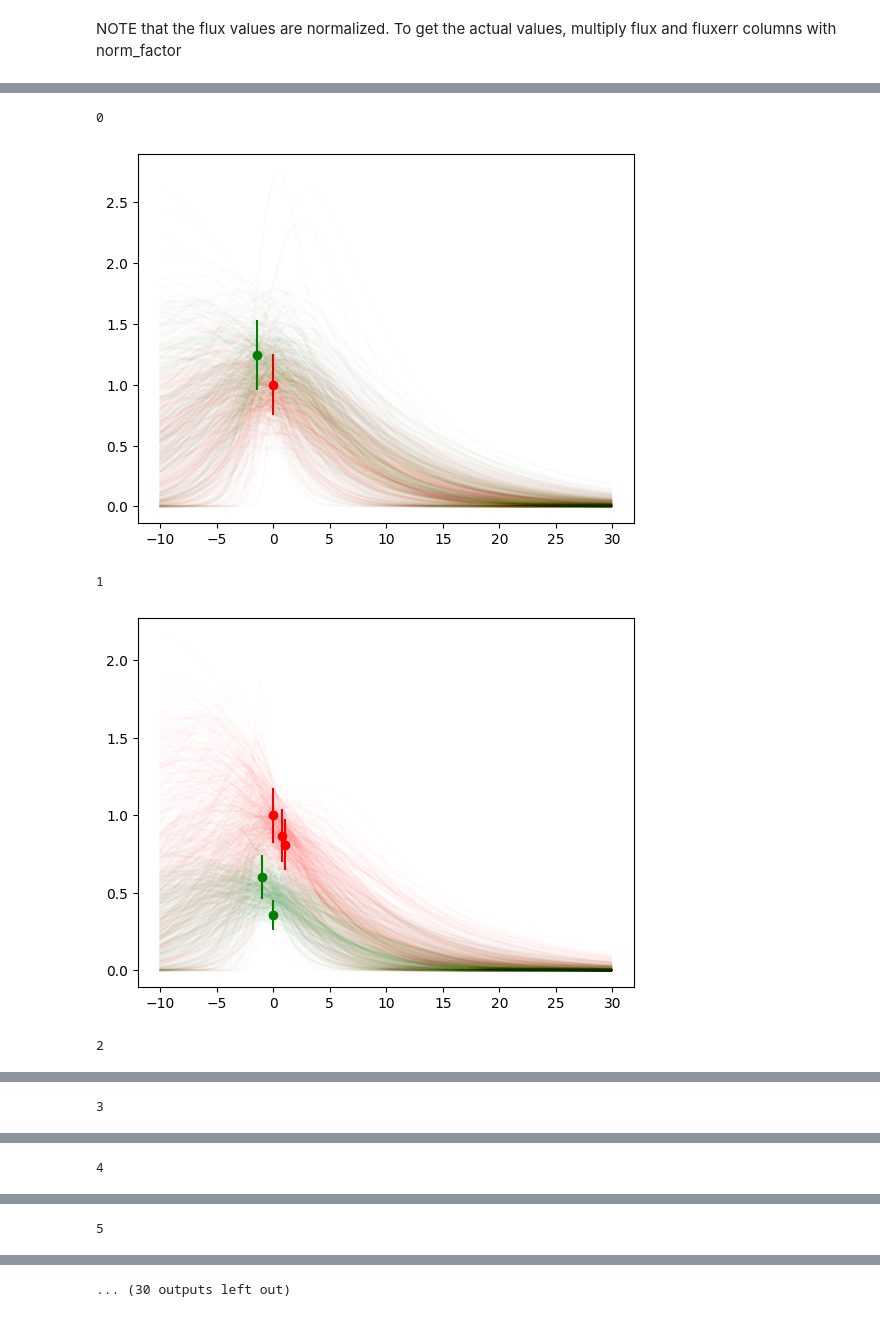
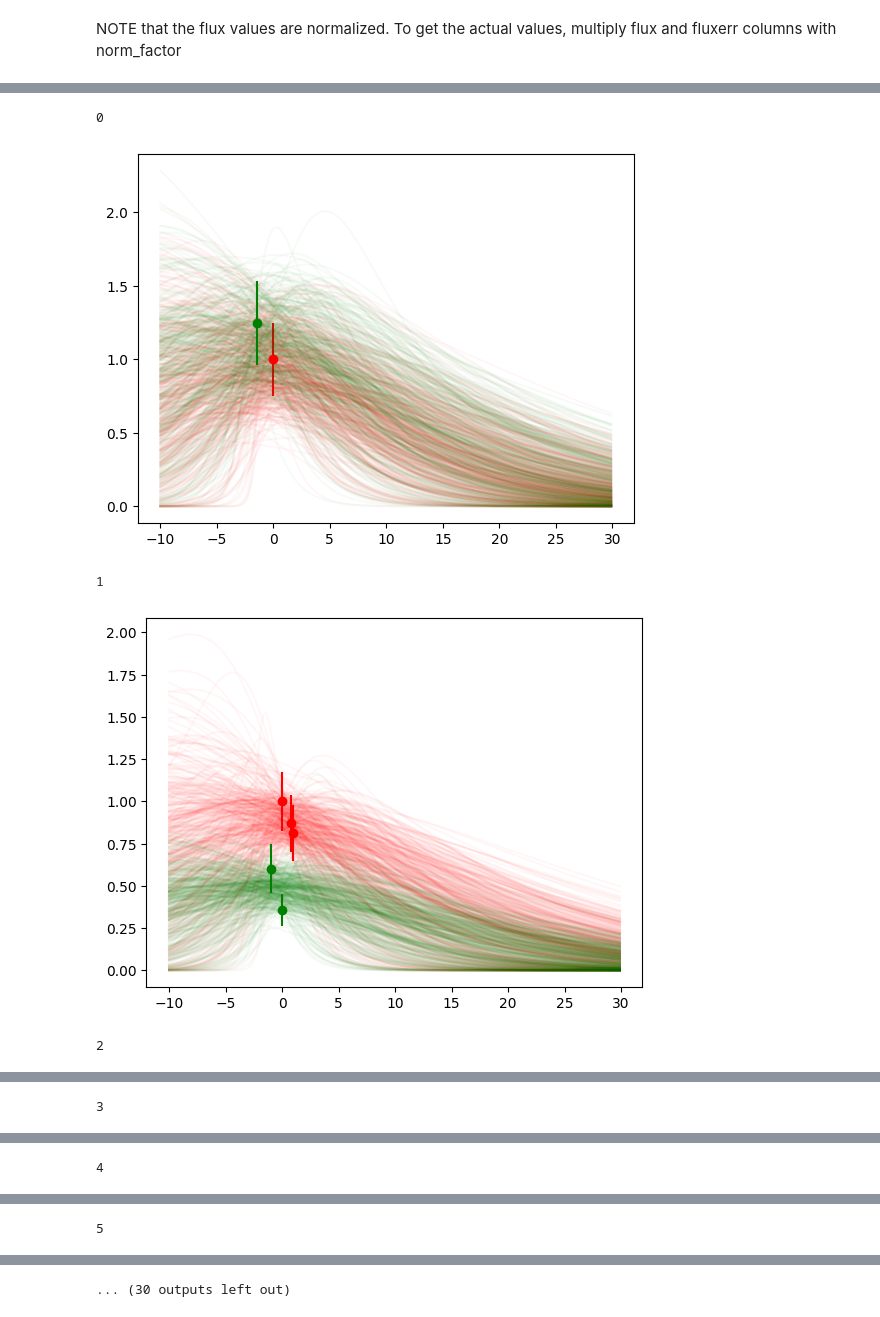
Before and after one commit to b-biswas/ltcurveMCMC, a Jupyter notebook: notebooks/ZTF_mcmc.ipynb, the cells around one changed output, grey strips where cells are left out. Cells and saved outputs as stored; diff of their text form; code cells hidden in the pictures.

```diff
--- a/notebooks/ZTF_mcmc.ipynb
+++ b/notebooks/ZTF_mcmc.ipynb
@@ -78,10 +82,10 @@ To get the actual values, multiply flux and fluxerr columns with norm_factor
 # %%
 index = np.zeros((len(new_object_df), 2), dtype=np.int32)
 
-index[:, 0] = new_object_df["object_index"]
-index[:, 1] = new_object_df["band_index"]
+index[:, 0] = np.asarray(new_object_df["object_index"].values)
+index[:, 1] = np.asarray(new_object_df["band_index"].values)
 
-x_range = np.asarray(new_object_df["time"])
+x_range = jnp.asarray(new_object_df["time"])
 
 observed_value = jnp.array(np.asarray(new_object_df["flux"]), dtype=jnp.float32)
 observed_sigma = jnp.array(np.asarray(new_object_df["fluxerr"]), dtype=jnp.float32)
@@ -112,7 +138,7 @@ jd
 
 run_mcmc = jax.jit(
     lambda seed: tfp.experimental.mcmc.windowed_adaptive_nuts(
-        100,
+        300,
         jd,
         n_chains=4,
         num_adaptation_steps=100,
@@ -135,36 +161,36 @@ import matplotlib.pyplot as plt
 # %%
 colors = ['r', 'g']
 for event_num in range(len(index)):
     print(event_num)
     plt.figure()
     object_df = new_object_df[new_object_df['object_index']==event_num]
     for band in range(2):
         for sample_no in range(100):
-
+            sample_no=sample_no+200
             for chain_num in range(4):
-                t0 = mcmc_samples.t0_hyper[sample_no, chain_num, event_num]
+                t0 = mcmc_samples.t0[sample_no, chain_num, event_num, band]
                 t_rise = mcmc_samples.t_rise[sample_no, chain_num, event_num, band]
                 t_fall_ = mcmc_samples.t_fall_[sample_no, chain_num, event_num, band]
                 t_fall = t_fall_ + t_rise
                 amp = mcmc_samples.amp[sample_no, chain_num, event_num, band]
 
                 predictions = parametric_fn(t0, t_rise, t_fall, amp, np.arange(-10,30, .1))
-                plt.plot(np.arange(-10,30, .1), predictions, alpha=.01, color=colors[band])
+                plt.plot(np.arange(-10,30, .1), predictions, alpha=.03, color=colors[band])
 
 
         band_df = object_df[object_df['band_index']==band]
         plt.errorbar(band_df["time"], band_df["flux"], yerr=band_df["fluxerr"], fmt="o", color=colors[band])
     if event_num==20:
         break
     plt.show()
 
 #     plt.hist(mcmc_samples.t_rise[sample_no, chain_num, event_num])
 #     plt.show()
 #     plt.hist(mcmc_samples.t_fall_[sample_no, chain_num, event_num])
 #     plt.show()
 # %% [output]
 0
-[figure, old version]
+[figure, new version]
 1
-[figure, old version]
+[figure, new version]
 2
```
Also changed, not shown: parts of 4 cells of this notebook, 1 other file.
